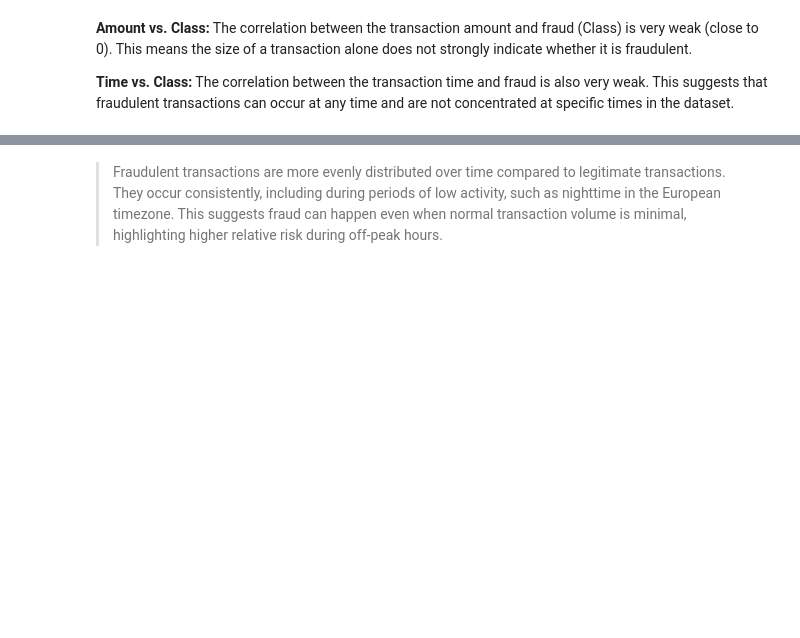
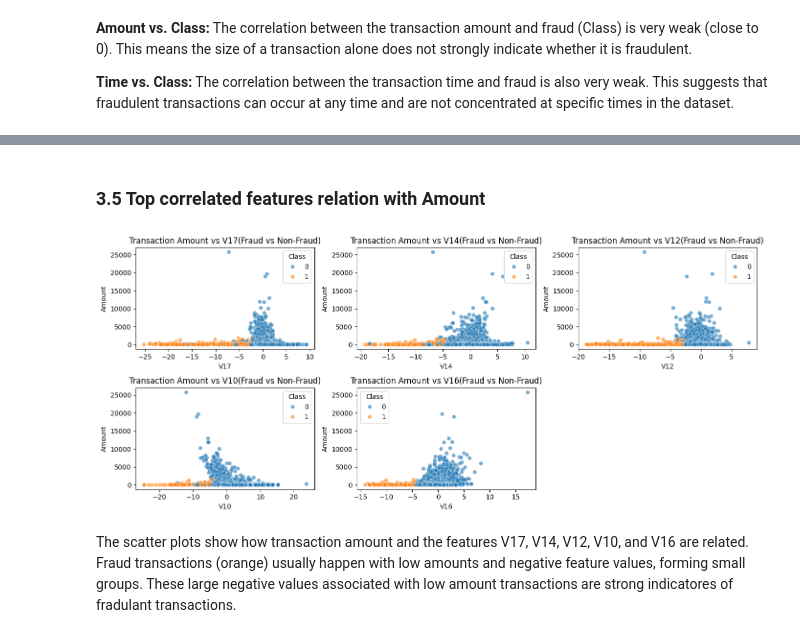
Before and after one commit to rixwan-khan/Credit_Card_Fraud_Detection, a Jupyter notebook: credit_card_fraud_detection.ipynb, the cells around one changed output, grey strips where cells are left out. Drawn from its saved outputs; the diff is of its cells as text; code cells hidden in the pictures; blank space fills up the shorter version.

```diff
--- a/credit_card_fraud_detection.ipynb
+++ b/credit_card_fraud_detection.ipynb
@@ -435,2 +378,31 @@ fig.show()
-# %% [markdown]
->Fraudulent transactions are more evenly distributed over time compared to legitimate transactions. They occur consistently, including during periods of low activity, such as nighttime in the European timezone. This suggests fraud can happen even when normal transaction volume is minimal, highlighting higher relative risk during off-peak hours.
+# %% [markdown]
+### **3.5 Top correlated features relation with Amount**
+# %%
+# top 5 features correlated the target (Class)
+top_features = df.corr()['Class'].abs().sort_values(ascending=False)[1:6].index
+# %%
+fig, axes = plt.subplots(2,3, figsize=(14,6))
+axes = axes.flatten()
+
+for i , features in enumerate(top_features):
+  sns.scatterplot(
+      x = features,
+      y = 'Amount',
+      hue='Class',
+      data=df,
+      alpha=0.6,
+      ax=axes[i]
+  )
+
+  axes[i].set_title(f'Transaction Amount vs {features}(Fraud vs Non-Fraud)')
+
+# Remove any unused subplot axes
+for j in range(len(top_features), len(axes)):
+    fig.delaxes(axes[j])
+
+plt.tight_layout()
+plt.show()
+# %% [output]
+[figure, added]
+# %% [markdown]
+The scatter plots show how transaction amount and the features V17, V14, V12, V10, and V16 are related. Fraud transactions (orange) usually happen with low amounts and negative feature values, forming small groups. These large negative values associated with low amount transactions are strong indicatores of fradulant transactions.
```
Also changed, not shown: parts of 25 cells of this notebook.
